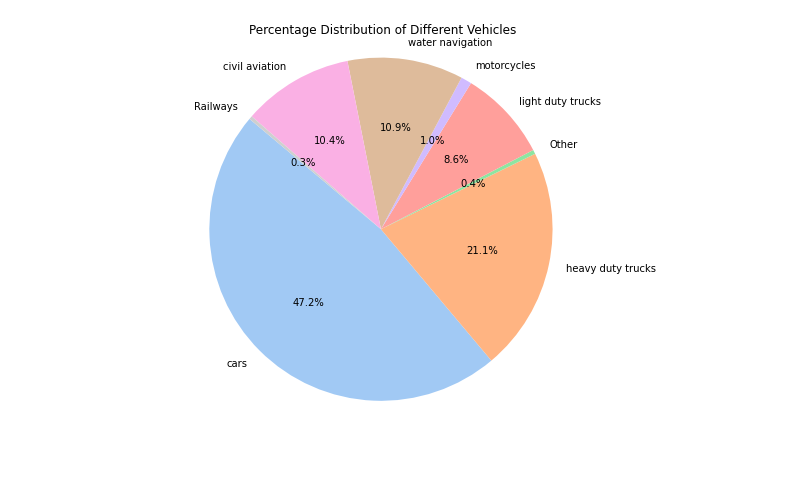
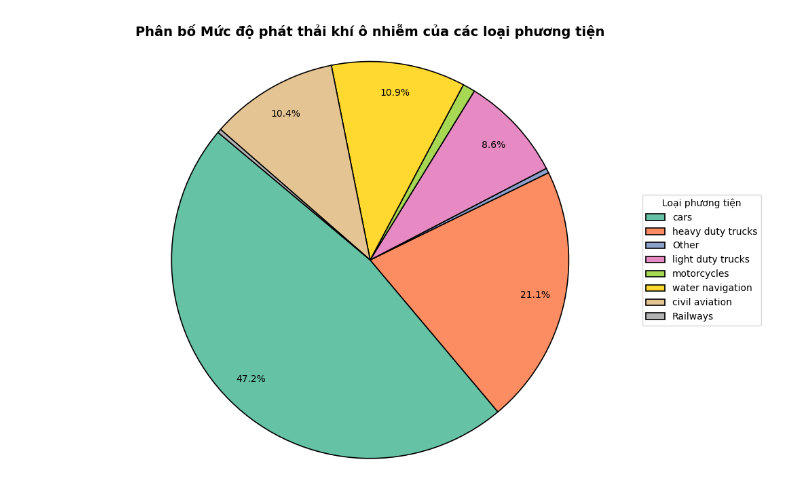
Before and after one commit to tklee-123/DataVisualization, a Jupyter notebook: the_problem.ipynb, the cells around one changed output. Cells and saved outputs as stored; diff of their text form; code cells hidden in the pictures; blank space fills up the shorter version.

```diff
--- a/the_problem.ipynb
+++ b/the_problem.ipynb
@@ -4,12 +4,37 @@ import seaborn as sns
 import matplotlib.pyplot as plt
 # %%
 transport_percentage = pd.read_csv("data/the_problem/transport_emission.csv")
-# %%
-plt.figure(figsize=(10, 7))
-sns.set_palette("pastel")
-plt.pie(transport_percentage["Percentage"], labels=transport_percentage["Entity"], autopct='%1.1f%%', startangle=140)
-plt.title('Percentage Distribution of Different Vehicles')
-plt.axis('equal')  # Equal aspect ratio ensures that pie is drawn as a circle.
-plt.show()
-# %% [output]
-[figure, removed]
+# %%
+colors = sns.color_palette("Set2", len(transport_percentage))
+
+
+def autopct_format(pct):
+    return ('%1.1f%%' % pct) if pct > 2 else ''
+
+# Plot
+plt.figure(figsize=(10, 7))
+wedges, texts, autotexts = plt.pie(
+    transport_percentage["Percentage"],
+    labels=None,
+    autopct=autopct_format,
+    startangle=140,
+    colors=colors,
+    pctdistance=0.85,
+    wedgeprops={'edgecolor': 'black', 'linewidth': 1.2}
+)
+
+
+plt.legend(wedges, transport_percentage["Entity"],
+           title="Loại phương tiện",
+           loc="center left",
+           bbox_to_anchor=(1, 0, 0.5, 1))
+
+# Tiêu đề và tỉ lệ trục
+plt.title('Phân bố Mức độ phát thải khí ô nhiễm của các loại phương tiện', fontsize=14, weight='bold')
+plt.axis('equal')  # Đảm bảo biểu đồ là hình tròn
+plt.tight_layout()  # Điều chỉnh bố cục để tránh bị cắt
+
+# Hiển thị biểu đồ
+plt.show()
+# %% [output]
+[figure, added]
```
Also changed, not shown: 18 other files.
